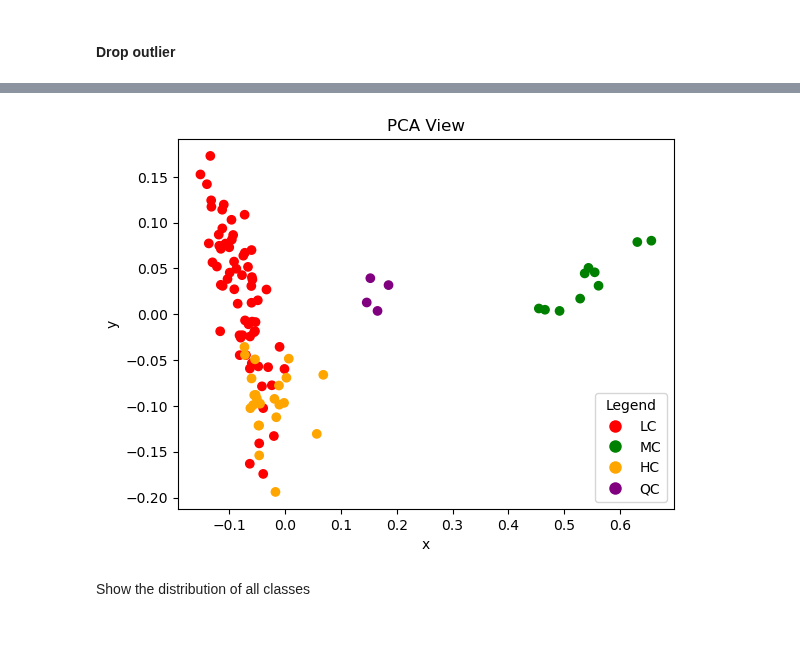
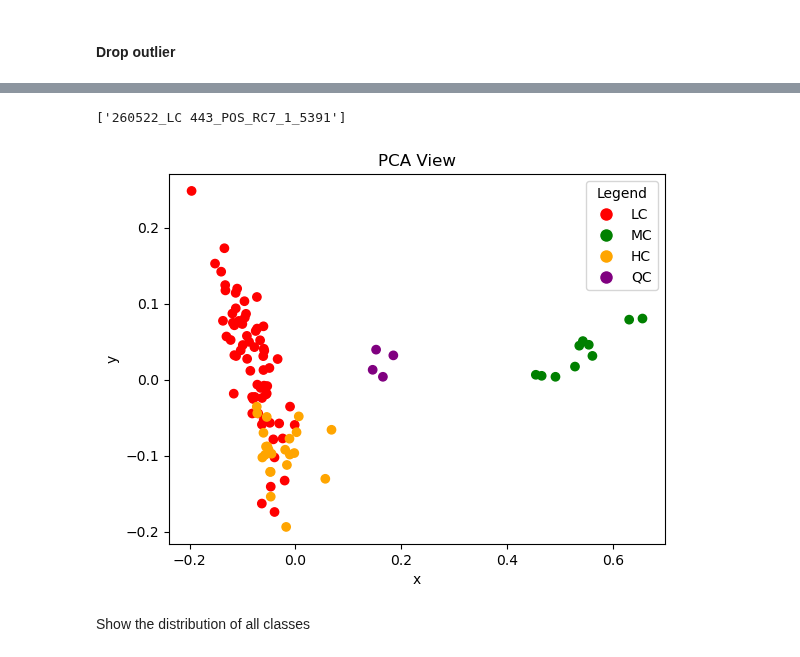
Before and after one commit to Bvs00/AI4ODA_projectwork, a Jupyter notebook: notebook_metaboloma_findModel_TIC.ipynb, the cells around one changed output, grey strips where cells are left out. Drawn from its saved outputs; the diff is of its cells as text; code cells hidden in the pictures.

```diff
--- a/notebook_metaboloma_findModel_TIC.ipynb
+++ b/notebook_metaboloma_findModel_TIC.ipynb
@@ -217,3 +216,5 @@ plt.show()
 [figure]
 # %% [markdown]
 #### Drop outlier
+# %%
+drop = []
@@ -219,0 +299,11 @@ plt.show()
+# %%
+mean_out_mc = outlier_mc["outlier"].mean(axis=0)
+temp = []
+for sample,elem in outlier_mc.values:
+    if elem > (mean_out_mc*3):
+        drop.append(sample)
+        temp.append(sample)
+
+outlier_mc = outlier_mc.drop(outlier_mc[outlier_mc["Sample"].isin(temp)].index)
+
+drop
@@ -220,33 +349,37 @@ plt.show()
+# %%
+mean_out_hc = outlier_hc["outlier"].mean(axis=0)
+
+temp = []
+for sample,elem in outlier_hc.values:
+    if elem > (mean_out_hc*3):
+        drop.append(sample)
+        temp.append(sample)
+
+outlier_hc = outlier_hc.drop(outlier_hc[outlier_hc["Sample"].isin(temp)].index)
+drop
+# %% [output]
+['260522_LC 443_POS_RC7_1_5391']
 # %%
-lc = scores_view[4:73,:]
-mc = scores_view[73:83,:]
-hc = scores_view[83:106,:]
+df_score_view = pd.DataFrame({"Sample":df_x_metaboloma_tic.index,"Score View X":scores_view[:,0], "Score View Y":scores_view[:,1]})
 
-variance_lc = pd.DataFrame({"Variance":lc.std(axis=1)}).sort_values(by="Variance", ascending=False)
-variance_mc = pd.DataFrame({"Variance":mc.std(axis=1)}).sort_values(by="Variance", ascending=False)
-variance_hc = pd.DataFrame({"Variance":hc.std(axis=1)}).sort_values(by="Variance", ascending=False)
+index_drop = df_score_view[df_score_view["Sample"].isin(drop)].index
+colors_after_drop = np.delete(colors,index_drop)
+df_score_view = df_score_view.drop(index_drop)
+df_score_view
 
-indexs = []
-for i in range(1):
-    indexs.append(variance_lc.index[i]+4)
-indexs.append(71)
-
-scores_view_ = np.delete(scores_view,indexs,axis=0)
-colors_ = np.delete(colors,indexs)
-
-plt.scatter(scores_view_[:, 0], scores_view_[:, 1], c=colors_)
+plt.scatter(df_score_view["Score View X"], df_score_view["Score View Y"], c=colors_after_drop)
 plt.xlabel('x')
 plt.ylabel('y')
 plt.legend(handles=[
     plt.Line2D([0], [0], marker='o', color='w', label='LC', markerfacecolor='red', markersize=10),
     plt.Line2D([0], [0], marker='o', color='w', label='MC', markerfacecolor='green', markersize=10),
     plt.Line2D([0], [0], marker='o', color='w', label='HC', markerfacecolor='orange', markersize=10),
     plt.Line2D([0], [0], marker='o', color='w', label='QC', markerfacecolor='purple', markersize=10),
 ], title='Legend')
 plt.title('PCA View')
 plt.show()
 # %% [output]
-[figure, old version]
+[figure, new version]
 # %% [markdown]
 Show the distribution of all classes
 # %%
```
Also changed, not shown: parts of 27 cells of this notebook, 1 other file.
